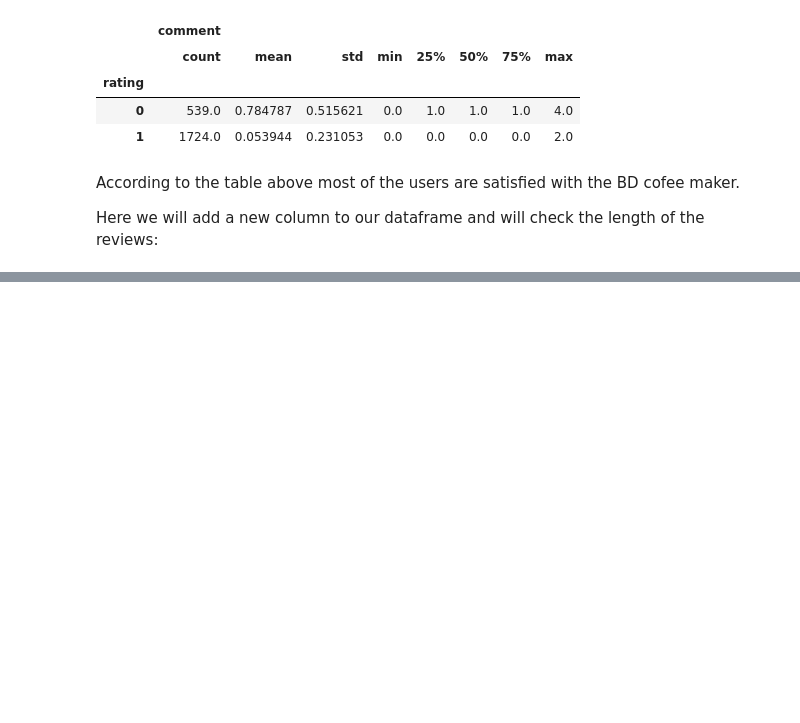
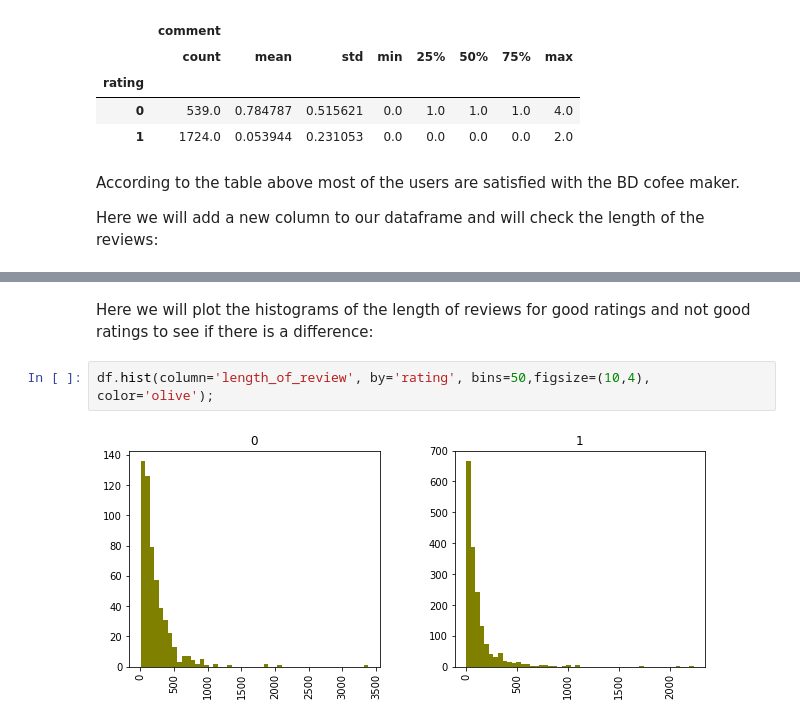
Before and after one commit to kavehamini/Amazon-Review-Analysis-JBL-Charge-4-Speaker-Sentiment-Analysis-NLP, a Jupyter notebook: Sentiment Analysis of Amazon reviews for BD Coffee maker.ipynb, the cells around one changed output, grey strips where cells are left out. Saved outputs shown, nothing was run; the diff lists cells and outputs as text; blank space fills up the shorter version.

```diff
--- a/Sentiment Analysis of Amazon reviews for BD Coffee maker.ipynb
+++ b/Sentiment Analysis of Amazon reviews for BD Coffee maker.ipynb
@@ -116,0 +134,6 @@ The above Distribution Plot, shows a distribution of Length of the Reviews writt
+# %% [markdown]
+Here we will plot the histograms of the length of reviews for good ratings and not good ratings to see if there is a difference:
+# %%
+df.hist(column='length_of_review', by='rating', bins=50,figsize=(10,4), color='olive');
+# %% [output]
+[figure, added]
```
Also changed, not shown: parts of 4 cells of this notebook.
